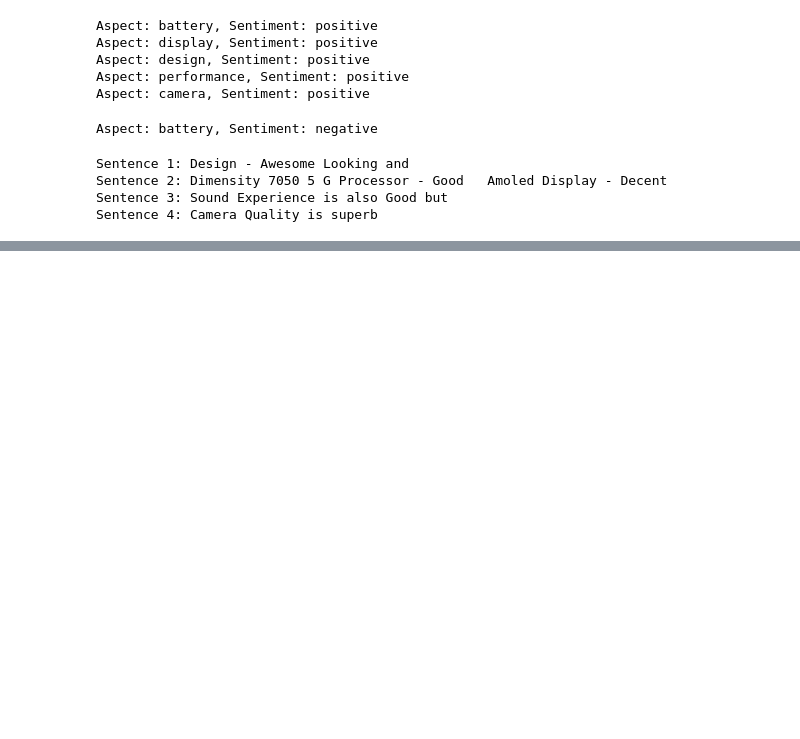
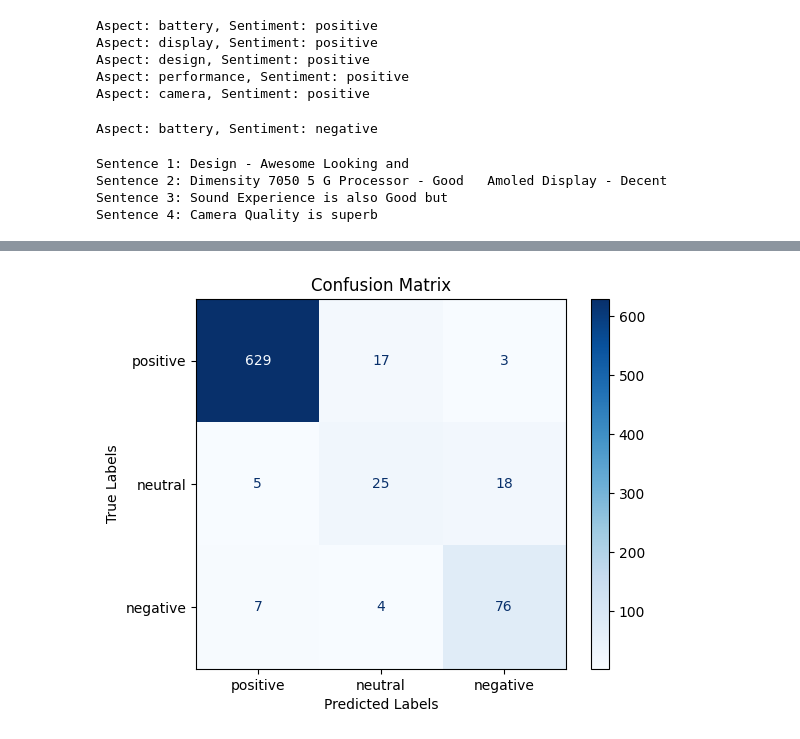
Before and after one commit to heyfarhan/absa, a Jupyter notebook: Final.ipynb, the cells around one changed output, grey strips where cells are left out. Saved outputs shown, nothing was run; the diff lists cells and outputs as text; code cells hidden in the pictures; blank space fills up the shorter version.

```diff
--- a/Final.ipynb
+++ b/Final.ipynb
@@ -522,0 +539,20 @@ Rating :  2
+# %%
+from sklearn.metrics import confusion_matrix, ConfusionMatrixDisplay
+import matplotlib.pyplot as plt
+
+# Ensure the true labels and predicted labels are properly aligned
+y_true = df['label']  # Replace with the correct column name for true sentiment labels
+y_pred = df['pred']   # Replace with the predicted sentiment column from your DataFrame
+
+# Create the confusion matrix
+cm = confusion_matrix(y_true, y_pred, labels=['positive', 'neutral', 'negative'])
+
+# Display the confusion matrix
+disp = ConfusionMatrixDisplay(confusion_matrix=cm, display_labels=['positive', 'neutral', 'negative'])
+disp.plot(cmap=plt.cm.Blues)
+plt.title('Confusion Matrix')
+plt.xlabel('Predicted Labels')
+plt.ylabel('True Labels')
+plt.show()
+# %% [output]
+[figure, added]
```
Also changed, not shown: parts of 25 cells of this notebook.
